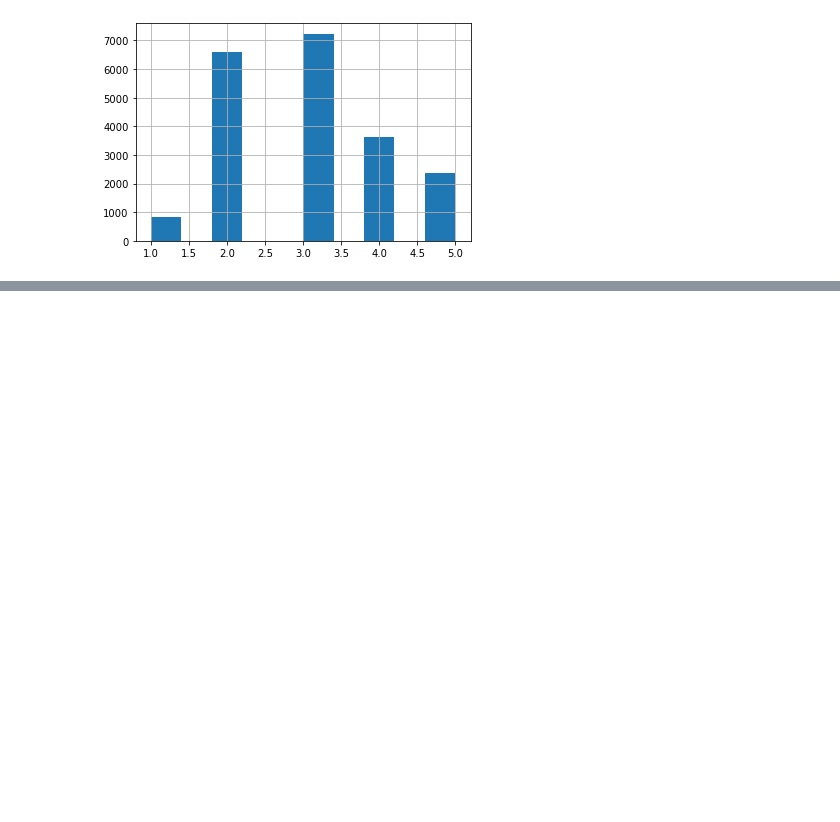
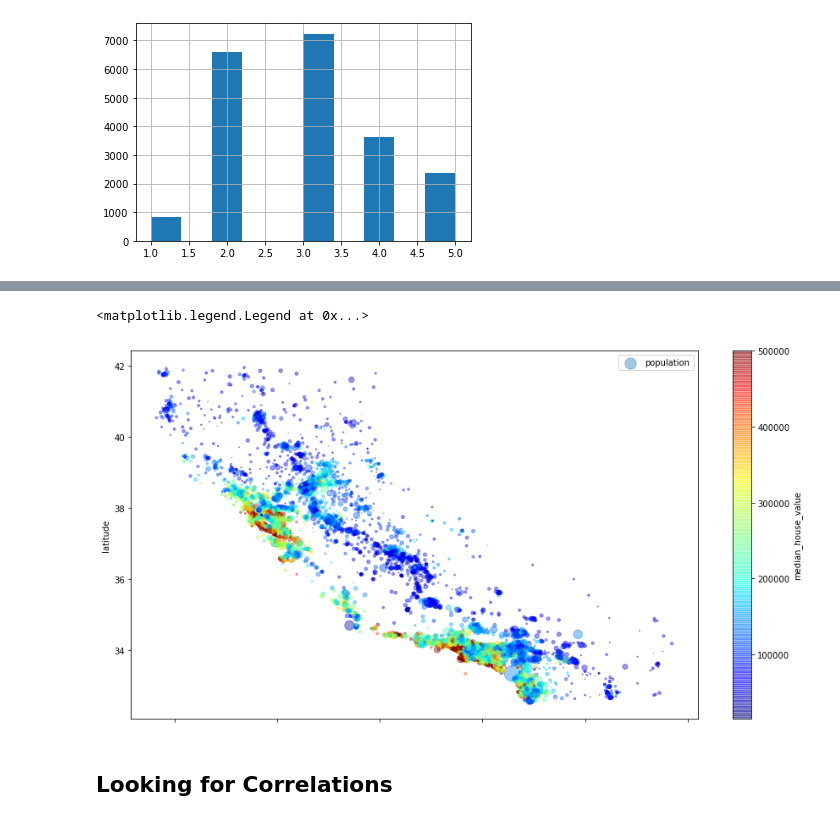
Before and after one commit to bme3412/Python, a Jupyter notebook: Machine Learning/Chapter_2.ipynb, the cells around one changed output, grey strips where cells are left out. Saved outputs shown, nothing was run; the diff lists cells and outputs as text; code cells hidden in the pictures; blank space fills up the shorter version.

```diff
--- a/Machine Learning/Chapter_2.ipynb
+++ b/Machine Learning/Chapter_2.ipynb
@@ -118,0 +152,13 @@ split = StratifiedShuffleSplit(n_splits=1, test_size=0.2, random_state=42)
+# %%
+# now let slook at the housing prices
+housing.plot(kind="scatter", x="longitude", y="latitude", alpha=0.4, s=housing["population"]/100,
+            label="population", figsize=(15,8),c="median_house_value", cmap=plt.get_cmap("jet"),colorbar=True)
+plt.legend()
+
+# the radius of each circle is the district's population
+# the color represents the price
+# %% [output]
+<matplotlib.legend.Legend at 0x...>
+[figure, added]
+# %% [markdown]
+## Looking for Correlations ##
```
Also changed, not shown: parts of 10 cells of this notebook.
